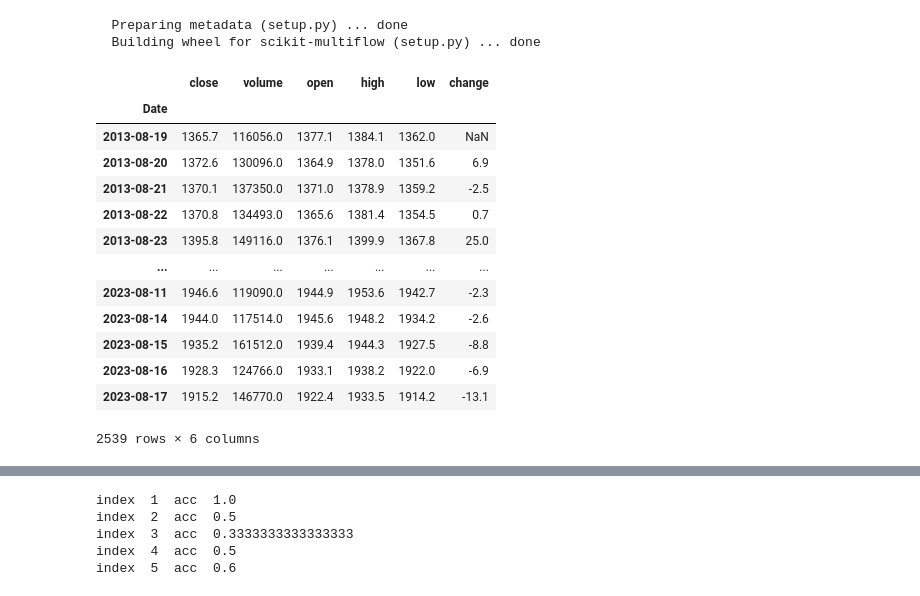
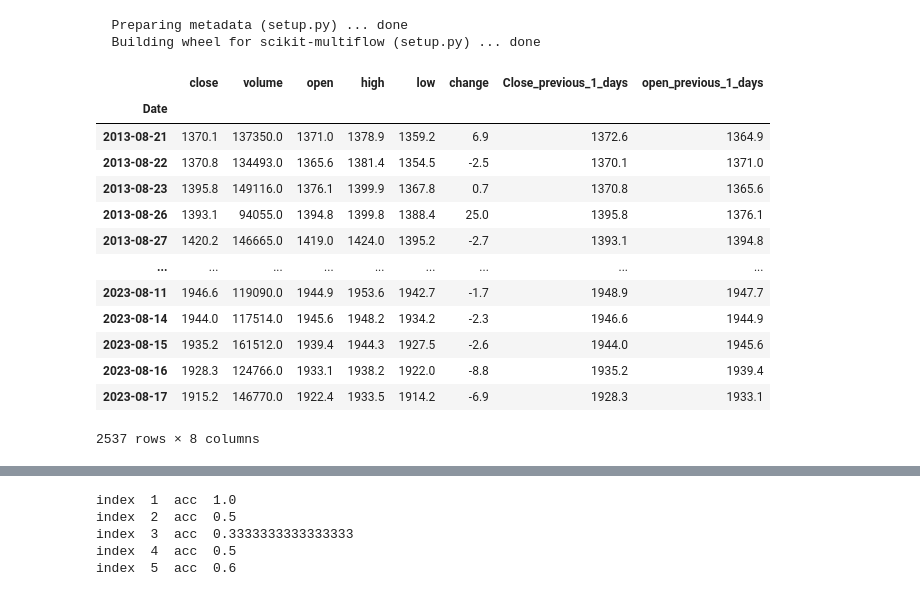
Before and after one commit to MISJasonChuang/EDD_ELM, a Jupyter notebook: ELM_regression.ipynb, the cells around one changed output, grey strips where cells are left out. Saved outputs shown, nothing was run; the diff lists cells and outputs as text; code cells hidden in the pictures.

```diff
--- a/ELM_regression.ipynb
+++ b/ELM_regression.ipynb
@@ -1234,6 +1233,7 @@ df['volume'] = df['volume'].interpolate()
 # df['moving_average'] = moving_avg
 
 df['change'] = df['close'].diff()
+df['change'] = df['change'].shift(1)
 
 # 1) lowest and highest prices of the 5 previous days;
 '''
@@ -1245,48 +1245,50 @@ df['high_previous_1_days'] = df['high'].shift(1)
 
 df['low_previous_5_days'] = df['low'].shift(5)
 df['low_previous_4_days'] = df['low'].shift(4)
 df['low_previous_3_days'] = df['low'].shift(3)
 df['low_previous_2_days'] = df['low'].shift(2)
 df['low_previous_1_days'] = df['low'].shift(1)
 
 
 # 2) opening and closing prices of the 5 previous days;
 df['Close_previous_5_days'] = df['close'].shift(5)
 df['Close_previous_4_days'] = df['close'].shift(4)
 df['Close_previous_3_days'] = df['close'].shift(3)
 df['Close_previous_2_days'] = df['close'].shift(2)
 df['Close_previous_1_days'] = df['close'].shift(1)
 
 df['open_previous_5_days'] = df['open'].shift(5)
 df['open_previous_4_days'] = df['open'].shift(4)
 df['open_previous_3_days'] = df['open'].shift(3)
 df['open_previous_2_days'] = df['open'].shift(2)
 df['open_previous_1_days'] = df['open'].shift(1)
 '''
+df['Close_previous_1_days'] = df['close'].shift(1)
+df['open_previous_1_days'] = df['open'].shift(1)
 # 3) EMA of the lowest and highest prices of the 5 previous days;
 # 4) EMA of the opening and closing prices of the 5 previous days;
 # 5) BB of the opening and closing prices of the 5 previous days;
 # 6) BB of the lowest and highest prices of the 5 previous days;
 # df["EMA"] = abstract.EMA(df, 5)
 # df["BB_upper"], df["BB_middle"], df["BB_lower"]  = talib.BBANDS(df["close"],5,matype = talib.MA_Type.EMA)
 
 # df = df[df.columns.difference(['close', 'volume', 'open', 'low'])]
-df
+df[2:]
 # %% [output]
-|  | close | volume | open | high | low | change |
-| Date |  |  |  |  |  |  |
-| 2013-08-19 | 1365.7 | 116056.0 | 1377.1 | 1384.1 | 1362.0 | NaN |
-| 2013-08-20 | 1372.6 | 130096.0 | 1364.9 | 1378.0 | 1351.6 | 6.9 |
-| 2013-08-21 | 1370.1 | 137350.0 | 1371.0 | 1378.9 | 1359.2 | -2.5 |
-| 2013-08-22 | 1370.8 | 134493.0 | 1365.6 | 1381.4 | 1354.5 | 0.7 |
-| 2013-08-23 | 1395.8 | 149116.0 | 1376.1 | 1399.9 | 1367.8 | 25.0 |
-| ... | ... | ... | ... | ... | ... | ... |
-| 2023-08-11 | 1946.6 | 119090.0 | 1944.9 | 1953.6 | 1942.7 | -2.3 |
-| 2023-08-14 | 1944.0 | 117514.0 | 1945.6 | 1948.2 | 1934.2 | -2.6 |
-| 2023-08-15 | 1935.2 | 161512.0 | 1939.4 | 1944.3 | 1927.5 | -8.8 |
-| 2023-08-16 | 1928.3 | 124766.0 | 1933.1 | 1938.2 | 1922.0 | -6.9 |
-| 2023-08-17 | 1915.2 | 146770.0 | 1922.4 | 1933.5 | 1914.2 | -13.1 |
+|  | close | volume | open | high | low | change | Close_previous_1_days | open_previous_1_days |
+| Date |  |  |  |  |  |  |  |  |
+| 2013-08-21 | 1370.1 | 137350.0 | 1371.0 | 1378.9 | 1359.2 | 6.9 | 1372.6 | 1364.9 |
+| 2013-08-22 | 1370.8 | 134493.0 | 1365.6 | 1381.4 | 1354.5 | -2.5 | 1370.1 | 1371.0 |
+| 2013-08-23 | 1395.8 | 149116.0 | 1376.1 | 1399.9 | 1367.8 | 0.7 | 1370.8 | 1365.6 |
+| 2013-08-26 | 1393.1 | 94055.0 | 1394.8 | 1399.8 | 1388.4 | 25.0 | 1395.8 | 1376.1 |
+| 2013-08-27 | 1420.2 | 146665.0 | 1419.0 | 1424.0 | 1395.2 | -2.7 | 1393.1 | 1394.8 |
+| ... | ... | ... | ... | ... | ... | ... | ... | ... |
+| 2023-08-11 | 1946.6 | 119090.0 | 1944.9 | 1953.6 | 1942.7 | -1.7 | 1948.9 | 1947.7 |
+| 2023-08-14 | 1944.0 | 117514.0 | 1945.6 | 1948.2 | 1934.2 | -2.3 | 1946.6 | 1944.9 |
+| 2023-08-15 | 1935.2 | 161512.0 | 1939.4 | 1944.3 | 1927.5 | -2.6 | 1944.0 | 1945.6 |
+| 2023-08-16 | 1928.3 | 124766.0 | 1933.1 | 1938.2 | 1922.0 | -8.8 | 1935.2 | 1939.4 |
+| 2023-08-17 | 1915.2 | 146770.0 | 1922.4 | 1933.5 | 1914.2 | -6.9 | 1928.3 | 1933.1 |
-2539 rows × 6 columns
+2537 rows × 8 columns
 # %%
 # from elm import ELMRegressor
 from collections.abc import Iterable
```
Also changed, not shown: parts of 9 cells of this notebook.
